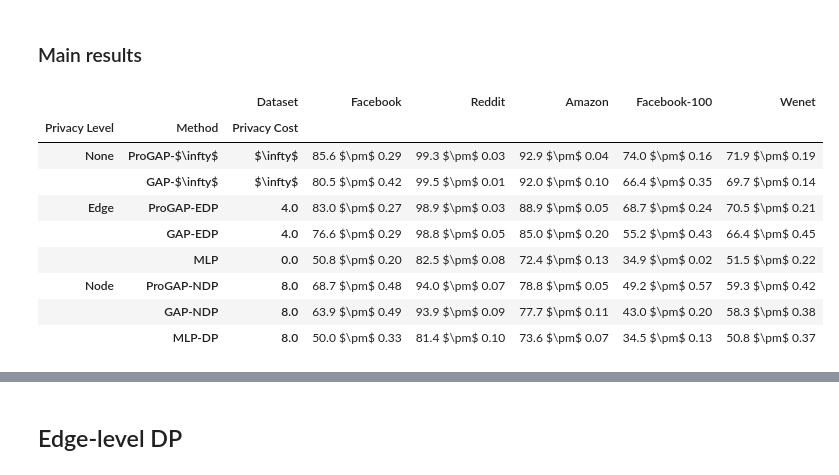
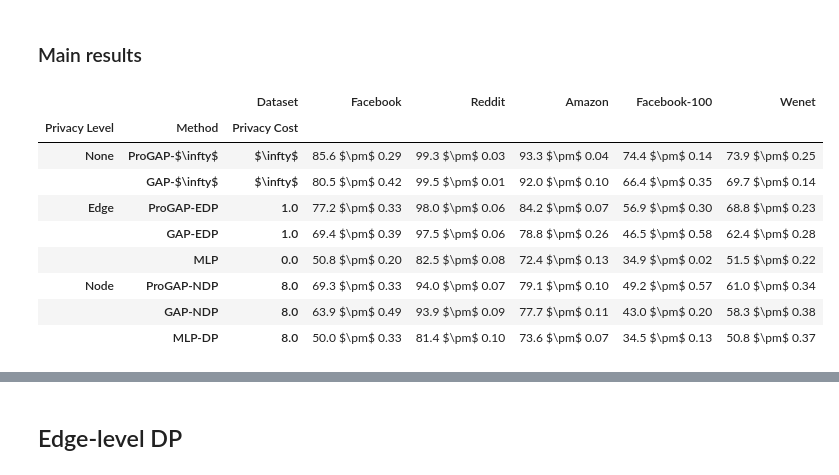
Before and after one commit to sisaman/ProGAP, a Jupyter notebook: results.ipynb, the cells around one changed output, grey strips where cells are left out. Saved outputs shown, nothing was run; the diff lists cells and outputs as text; code cells hidden in the pictures.

```diff
--- a/results.ipynb
+++ b/results.ipynb
@@ -75,7 +110,7 @@ for run in tqdm(runs):
 # %% [markdown]
 ### Main results
 # %%
-cols = ['id', 'method', 'dataset', 'epsilon', 'train/acc_mean', 'val/acc_mean', 'test/acc_mean', 'test/acc_ci']
+cols = ['id', 'method', 'dataset', 'epsilon', 'layerwise', 'train/acc_mean', 'val/acc_mean', 'test/acc_mean', 'test/acc_ci']
 methods = ['ProGAP-$\infty$', 'GAP-$\infty$', 'ProGAP-EDP', 'GAP-EDP', 'MLP', 'ProGAP-NDP', 'GAP-NDP', 'MLP-DP']
 datasets = ['facebook', 'reddit', 'amazon', 'facebook-100', 'wenet']
 
@@ -85,7 +120,7 @@ df = df.query('dataset in @datasets and method in @methods')
 df['dp_level'] = df['method'].apply(get_dp_level)
 df.loc[df['method'] == 'MLP', 'epsilon'] = 0
 df.loc[df['dp_level'] == 'none', 'epsilon'] = np.inf
-df = df.query('dp_level != "edge" or epsilon in [0,4]')
+df = df.query('dp_level != "edge" or epsilon in [0,1]')
 df = df.query('dp_level != "node" or epsilon == 8')
 
 idx = df.groupby(['dataset', 'method', 'epsilon'])['val/acc_mean'].idxmax().values
@@ -100,38 +135,38 @@ def sort_key(row):
     keys = {
         **{k:v+1 for v,k in enumerate(datasets)},     # datasets
         'ProGAP-$\infty$': 1, 'GAP-$\infty$': 2, 'ProGAP-EDP': 3, 'GAP-EDP': 4, 'MLP': 5, 'ProGAP-NDP': 6, 'GAP-NDP': 7, 'MLP-DP': 8,  # methods
         'none': 1, 'edge': 2, 'node': 3,  # levels
     }
     if isinstance(row, pd.Index):
         s = row.to_series()
         s = s.replace(keys)
         return pd.Index(s)
     else:
         return row.replace(keys)
 
 df = df.sort_values(by=['dataset', 'dp_level', 'method'], key=sort_key)
 df = df.pivot(columns='dataset', index=['dp_level', 'method', 'epsilon'], values='acc')
 df = df.reset_index().sort_values(
     by=['dp_level', 'method'],
     key=sort_key
 ).set_index(['dp_level', 'method', 'epsilon'])
 df = df.sort_index(axis=1, key=sort_key)
 df = df.rename(str.title, axis=1)
 df = df.rename(str.title, axis=0, level=0)
 df = df.rename_axis(index={'dp_level': 'Privacy Level', 'epsilon': 'privacy cost'})
 df = df.rename_axis(index=str.title)
 df = df.rename_axis(columns=str.title)
 df = df.rename({np.inf: '$\infty$'}, axis=0, level=2)
 # print(df.style.to_latex())
 df
 # %% [output]
 |  |  | Dataset | Facebook | Reddit | Amazon | Facebook-100 | Wenet |
 | Privacy Level | Method | Privacy Cost |  |  |  |  |  |
-| None | ProGAP-$\infty$ | $\infty$ | 85.6 $\pm$ 0.29 | 99.3 $\pm$ 0.03 | 92.9 $\pm$ 0.04 | 74.0 $\pm$ 0.16 | 71.9 $\pm$ 0.19 |
+| None | ProGAP-$\infty$ | $\infty$ | 85.6 $\pm$ 0.29 | 99.3 $\pm$ 0.03 | 93.3 $\pm$ 0.04 | 74.4 $\pm$ 0.14 | 73.9 $\pm$ 0.25 |
 |  | GAP-$\infty$ | $\infty$ | 80.5 $\pm$ 0.42 | 99.5 $\pm$ 0.01 | 92.0 $\pm$ 0.10 | 66.4 $\pm$ 0.35 | 69.7 $\pm$ 0.14 |
-| Edge | ProGAP-EDP | 4.0 | 83.0 $\pm$ 0.27 | 98.9 $\pm$ 0.03 | 88.9 $\pm$ 0.05 | 68.7 $\pm$ 0.24 | 70.5 $\pm$ 0.21 |
-|  | GAP-EDP | 4.0 | 76.6 $\pm$ 0.29 | 98.8 $\pm$ 0.05 | 85.0 $\pm$ 0.20 | 55.2 $\pm$ 0.43 | 66.4 $\pm$ 0.45 |
+| Edge | ProGAP-EDP | 1.0 | 77.2 $\pm$ 0.33 | 98.0 $\pm$ 0.06 | 84.2 $\pm$ 0.07 | 56.9 $\pm$ 0.30 | 68.8 $\pm$ 0.23 |
+|  | GAP-EDP | 1.0 | 69.4 $\pm$ 0.39 | 97.5 $\pm$ 0.06 | 78.8 $\pm$ 0.26 | 46.5 $\pm$ 0.58 | 62.4 $\pm$ 0.28 |
 |  | MLP | 0.0 | 50.8 $\pm$ 0.20 | 82.5 $\pm$ 0.08 | 72.4 $\pm$ 0.13 | 34.9 $\pm$ 0.02 | 51.5 $\pm$ 0.22 |
-| Node | ProGAP-NDP | 8.0 | 68.7 $\pm$ 0.48 | 94.0 $\pm$ 0.07 | 78.8 $\pm$ 0.05 | 49.2 $\pm$ 0.57 | 59.3 $\pm$ 0.42 |
+| Node | ProGAP-NDP | 8.0 | 69.3 $\pm$ 0.33 | 94.0 $\pm$ 0.07 | 79.1 $\pm$ 0.10 | 49.2 $\pm$ 0.57 | 61.0 $\pm$ 0.34 |
 |  | GAP-NDP | 8.0 | 63.9 $\pm$ 0.49 | 93.9 $\pm$ 0.09 | 77.7 $\pm$ 0.11 | 43.0 $\pm$ 0.20 | 58.3 $\pm$ 0.38 |
 |  | MLP-DP | 8.0 | 50.0 $\pm$ 0.33 | 81.4 $\pm$ 0.10 | 73.6 $\pm$ 0.07 | 34.5 $\pm$ 0.13 | 50.8 $\pm$ 0.37 |
```
Also changed, not shown: parts of 9 cells of this notebook.
